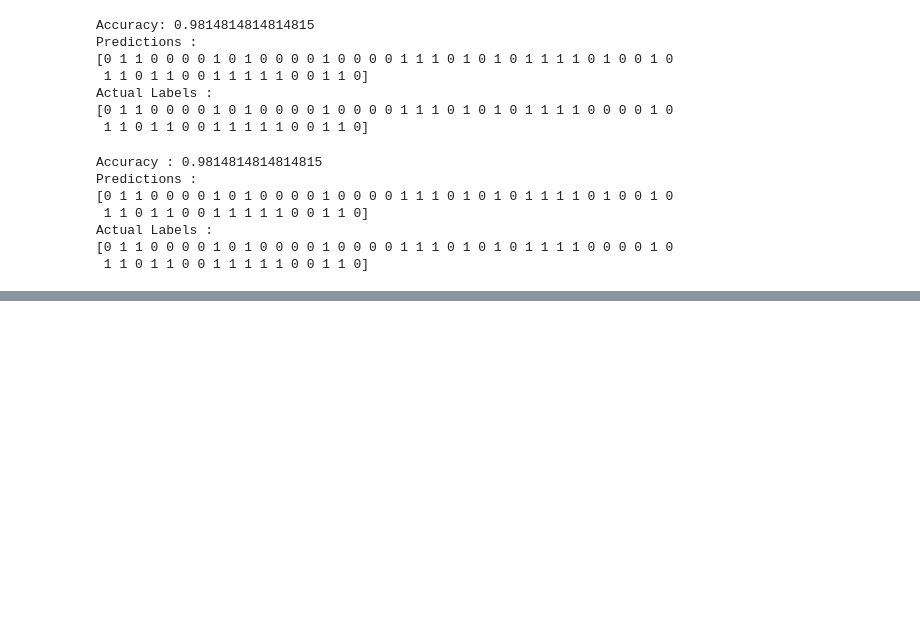
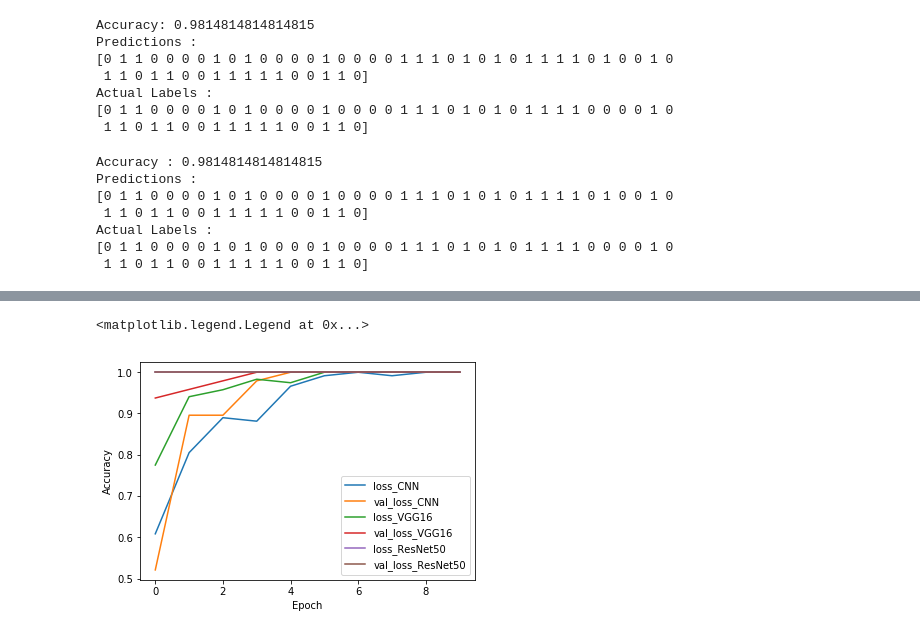
Before and after one commit to Shintaki/Covid19-Xray-Classification, a Jupyter notebook: Covid19_Xray_classification.ipynb, the cells around one changed output, grey strips where cells are left out. Drawn from its saved outputs; the diff is of its cells as text; code cells hidden in the pictures; blank space fills up the shorter version.

```diff
--- a/Covid19_Xray_classification.ipynb
+++ b/Covid19_Xray_classification.ipynb
@@ -387,0 +436,14 @@ for i in range(len(testX)):
+# %%
+# Plotting all the 3 Neural network performances together
+plt.plot(history1.history['accuracy'], label='loss_CNN')
+plt.plot(history1.history['val_accuracy'], label = 'val_loss_CNN')
+plt.plot(history2.history['accuracy'], label='loss_VGG16')
+plt.plot(history2.history['val_accuracy'], label = 'val_loss_VGG16')
+plt.plot(history3.history['accuracy'], label='loss_ResNet50')
+plt.plot(history3.history['val_accuracy'], label = 'val_loss_ResNet50')
+plt.xlabel('Epoch')
+plt.ylabel('Accuracy')
+plt.legend(loc='lower right')
+# %% [output]
+<matplotlib.legend.Legend at 0x...>
+[figure, added]
```
Also changed, not shown: parts of 15 cells of this notebook, 1 other file.
